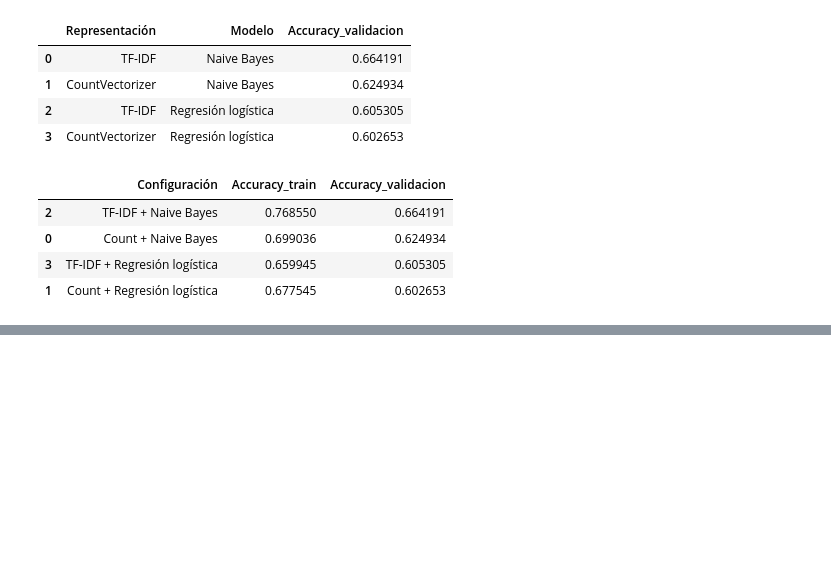
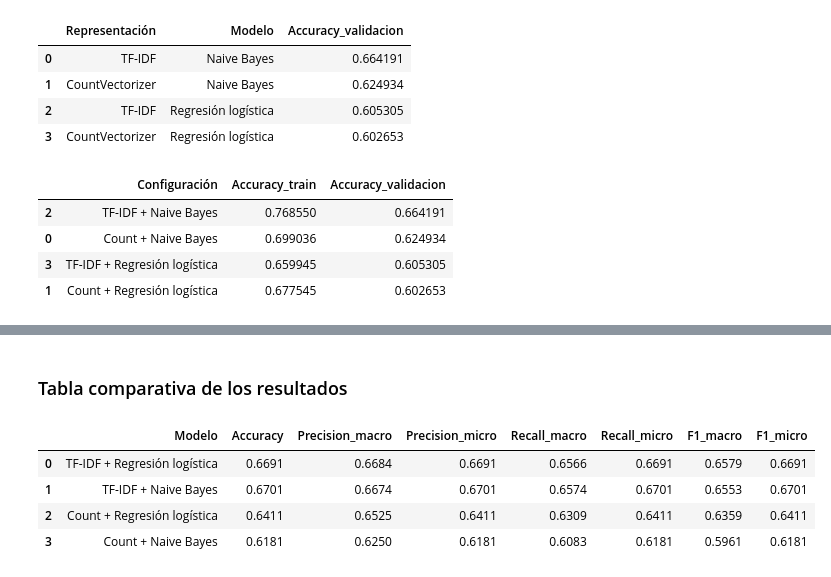
Before and after one commit to Things-I-learn/NLP-ml, a Jupyter notebook: Tarea3/20newsgroups.ipynb, the cells around one changed output, grey strips where cells are left out. Saved outputs shown, nothing was run; the diff lists cells and outputs as text; code cells hidden in the pictures; blank space fills up the shorter version.

```diff
--- a/Tarea3/20newsgroups.ipynb
+++ b/Tarea3/20newsgroups.ipynb
@@ -708,0 +936,25 @@ resultados_df
+# %% [markdown]
+### Tabla comparativa de los resultados
+# %%
+df_resultados_finales = df_resultados_finales.sort_values(
+    "F1_macro",
+    ascending=False
+).reset_index(drop=True)
+
+display(
+    df_resultados_finales.style.format({
+        "Accuracy": "{:.4f}",
+        "Precision_macro": "{:.4f}",
+        "Precision_micro": "{:.4f}",
+        "Recall_macro": "{:.4f}",
+        "Recall_micro": "{:.4f}",
+        "F1_macro": "{:.4f}",
+        "F1_micro": "{:.4f}"
+    })
+)
+# %% [output]
+|  | Modelo | Accuracy | Precision_macro | Precision_micro | Recall_macro | Recall_micro | F1_macro | F1_micro |
+| 0 | TF-IDF + Regresión logística | 0.6691 | 0.6684 | 0.6691 | 0.6566 | 0.6691 | 0.6579 | 0.6691 |
+| 1 | TF-IDF + Naive Bayes | 0.6701 | 0.6674 | 0.6701 | 0.6574 | 0.6701 | 0.6553 | 0.6701 |
+| 2 | Count + Regresión logística | 0.6411 | 0.6525 | 0.6411 | 0.6309 | 0.6411 | 0.6359 | 0.6411 |
+| 3 | Count + Naive Bayes | 0.6181 | 0.6250 | 0.6181 | 0.6083 | 0.6181 | 0.5961 | 0.6181 |
```
Also changed, not shown: parts of 20 cells of this notebook.
